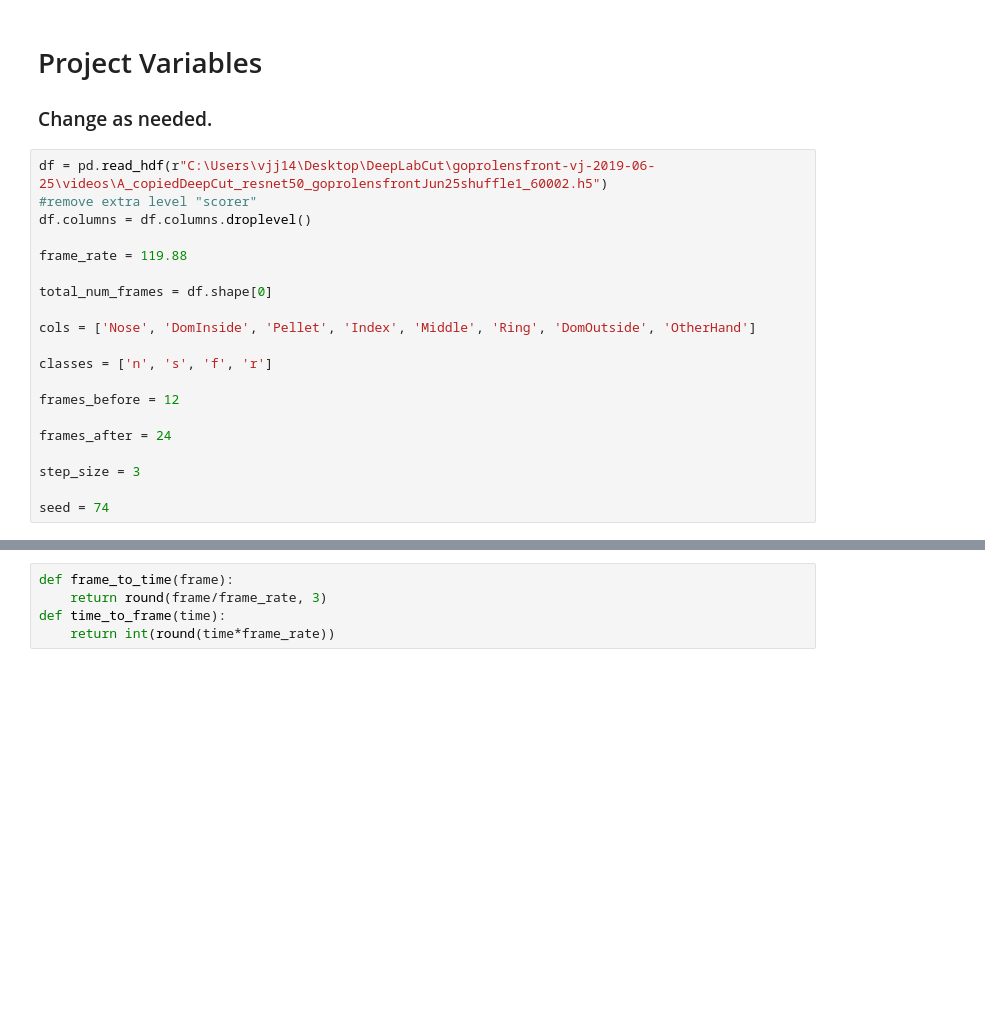
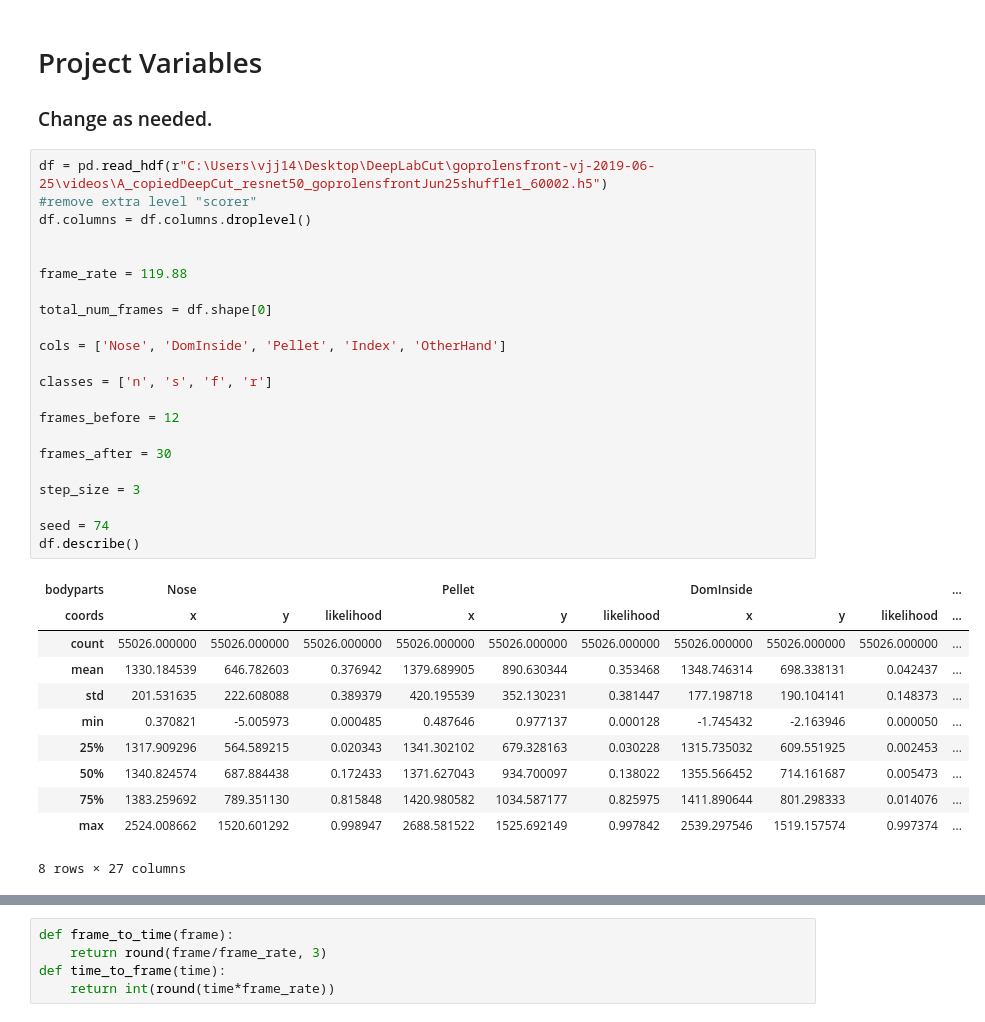
Before and after one commit to vjann/DLC, a Jupyter notebook: notebooks/data_notebooks/data_gopro3lens.ipynb, the cells around one changed output, grey strips where cells are left out. Saved outputs shown, nothing was run; the diff lists cells and outputs as text; blank space fills up the shorter version.

```diff
--- a/notebooks/data_notebooks/data_gopro3lens.ipynb
+++ b/notebooks/data_notebooks/data_gopro3lens.ipynb
@@ -16,20 +16,34 @@ identify reaches, successes, failures
 # %%
 df = pd.read_hdf(r"C:\Users\vjj14\Desktop\DeepLabCut\goprolensfront-vj-2019-06-25\videos\A_copiedDeepCut_resnet50_goprolensfrontJun25shuffle1_60002.h5")
 #remove extra level "scorer"
 df.columns = df.columns.droplevel()
 
+
 frame_rate = 119.88
 
 total_num_frames = df.shape[0]
 
-cols = ['Nose', 'DomInside', 'Pellet', 'Index', 'Middle', 'Ring', 'DomOutside', 'OtherHand']
+cols = ['Nose', 'DomInside', 'Pellet', 'Index', 'OtherHand']
 
 classes = ['n', 's', 'f', 'r']
 
 frames_before = 12
 
-frames_after = 24
+frames_after = 30
 
 step_size = 3
 
 seed = 74
+df.describe()
+# %% [output]
+| bodyparts | Nose |  |  | Pellet |  |  | DomInside |  |  | ... |
+| coords | x | y | likelihood | x | y | likelihood | x | y | likelihood | ... |
+| count | 55026.000000 | 55026.000000 | 55026.000000 | 55026.000000 | 55026.000000 | 55026.000000 | 55026.000000 | 55026.000000 | 55026.000000 | ... |
+| mean | 1330.184539 | 646.782603 | 0.376942 | 1379.689905 | 890.630344 | 0.353468 | 1348.746314 | 698.338131 | 0.042437 | ... |
+| std | 201.531635 | 222.608088 | 0.389379 | 420.195539 | 352.130231 | 0.381447 | 177.198718 | 190.104141 | 0.148373 | ... |
+| min | 0.370821 | -5.005973 | 0.000485 | 0.487646 | 0.977137 | 0.000128 | -1.745432 | -2.163946 | 0.000050 | ... |
+| 25% | 1317.909296 | 564.589215 | 0.020343 | 1341.302102 | 679.328163 | 0.030228 | 1315.735032 | 609.551925 | 0.002453 | ... |
+| 50% | 1340.824574 | 687.884438 | 0.172433 | 1371.627043 | 934.700097 | 0.138022 | 1355.566452 | 714.161687 | 0.005473 | ... |
+| 75% | 1383.259692 | 789.351130 | 0.815848 | 1420.980582 | 1034.587177 | 0.825975 | 1411.890644 | 801.298333 | 0.014076 | ... |
+| max | 2524.008662 | 1520.601292 | 0.998947 | 2688.581522 | 1525.692149 | 0.997842 | 2539.297546 | 1519.157574 | 0.997374 | ... |
+8 rows × 27 columns
```
Also changed, not shown: parts of 18 cells of this notebook, 5 other files.
